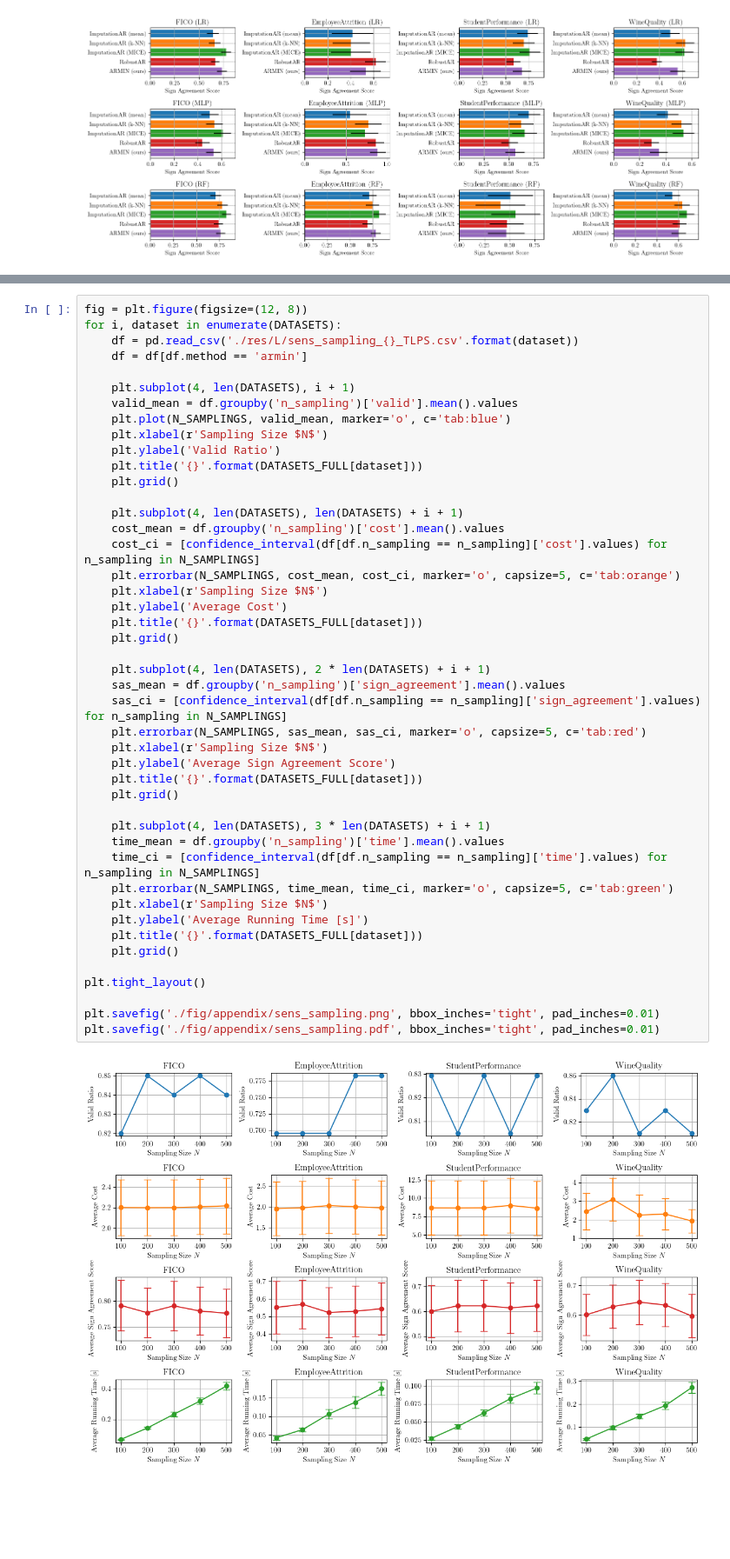
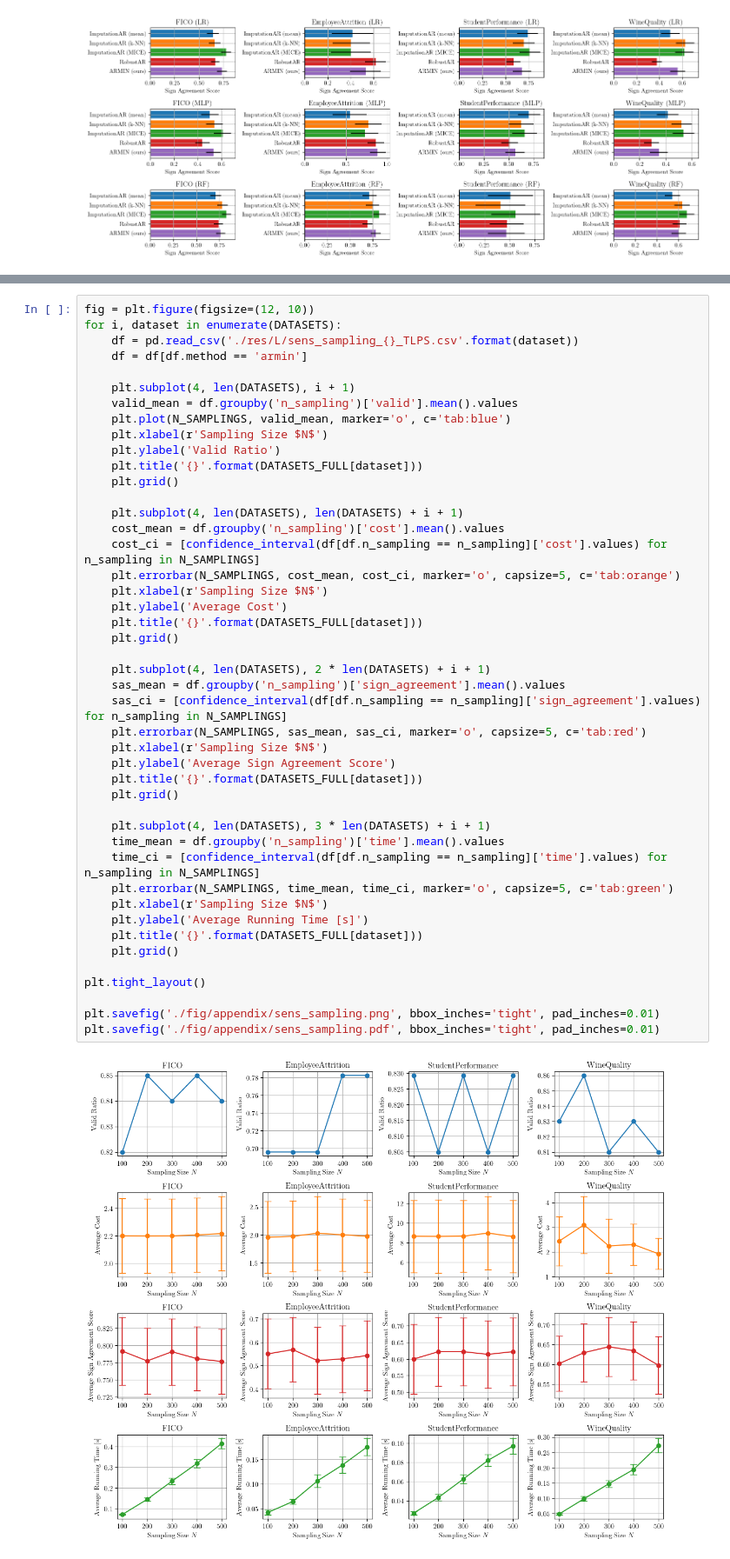
Before and after one commit to kelicht/armin, a Jupyter notebook: plot.ipynb, the cells around one changed output, grey strips where cells are left out. Shown at 87% size. Cells and saved outputs as stored; diff of their text form; blank space fills up the shorter version.

```diff
--- a/plot.ipynb
+++ b/plot.ipynb
@@ -381,5 +381,5 @@ plt.savefig('./fig/appendix/sens_confidence.pdf', bbox_inches='tight', pad_inche
 # %%
-fig = plt.figure(figsize=(12, 8))
+fig = plt.figure(figsize=(12, 10))
 for i, dataset in enumerate(DATASETS):
     df = pd.read_csv('./res/L/sens_sampling_{}_TLPS.csv'.format(dataset))
     df = df[df.method == 'armin']
@@ -397,32 +397,32 @@ for i, dataset in enumerate(DATASETS):
     cost_ci = [confidence_interval(df[df.n_sampling == n_sampling]['cost'].values) for n_sampling in N_SAMPLINGS]
     plt.errorbar(N_SAMPLINGS, cost_mean, cost_ci, marker='o', capsize=5, c='tab:orange')
     plt.xlabel(r'Sampling Size $N$')
     plt.ylabel('Average Cost')
     plt.title('{}'.format(DATASETS_FULL[dataset]))
     plt.grid()
 
     plt.subplot(4, len(DATASETS), 2 * len(DATASETS) + i + 1)
     sas_mean = df.groupby('n_sampling')['sign_agreement'].mean().values
     sas_ci = [confidence_interval(df[df.n_sampling == n_sampling]['sign_agreement'].values) for n_sampling in N_SAMPLINGS]
     plt.errorbar(N_SAMPLINGS, sas_mean, sas_ci, marker='o', capsize=5, c='tab:red')
     plt.xlabel(r'Sampling Size $N$')
     plt.ylabel('Average Sign Agreement Score')
     plt.title('{}'.format(DATASETS_FULL[dataset]))
     plt.grid()
 
     plt.subplot(4, len(DATASETS), 3 * len(DATASETS) + i + 1)
     time_mean = df.groupby('n_sampling')['time'].mean().values
     time_ci = [confidence_interval(df[df.n_sampling == n_sampling]['time'].values) for n_sampling in N_SAMPLINGS]
     plt.errorbar(N_SAMPLINGS, time_mean, time_ci, marker='o', capsize=5, c='tab:green')
     plt.xlabel(r'Sampling Size $N$')
     plt.ylabel('Average Running Time [s]')
     plt.title('{}'.format(DATASETS_FULL[dataset]))
     plt.grid()
 
 plt.tight_layout()
 
 plt.savefig('./fig/appendix/sens_sampling.png', bbox_inches='tight', pad_inches=0.01)
 plt.savefig('./fig/appendix/sens_sampling.pdf', bbox_inches='tight', pad_inches=0.01)
 # %% [output]
-[figure, old version]
+[figure, new version]
 # %%
```
Also changed, not shown: parts of 2 cells of this notebook, 6 other files.
